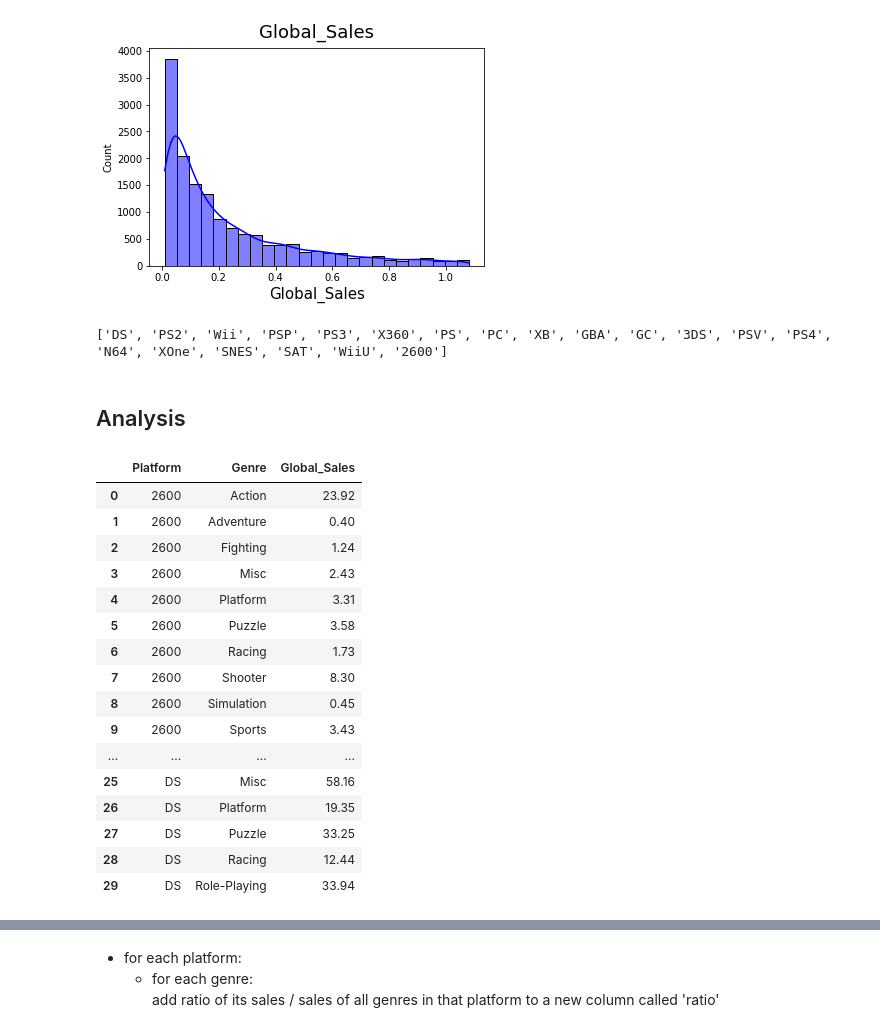
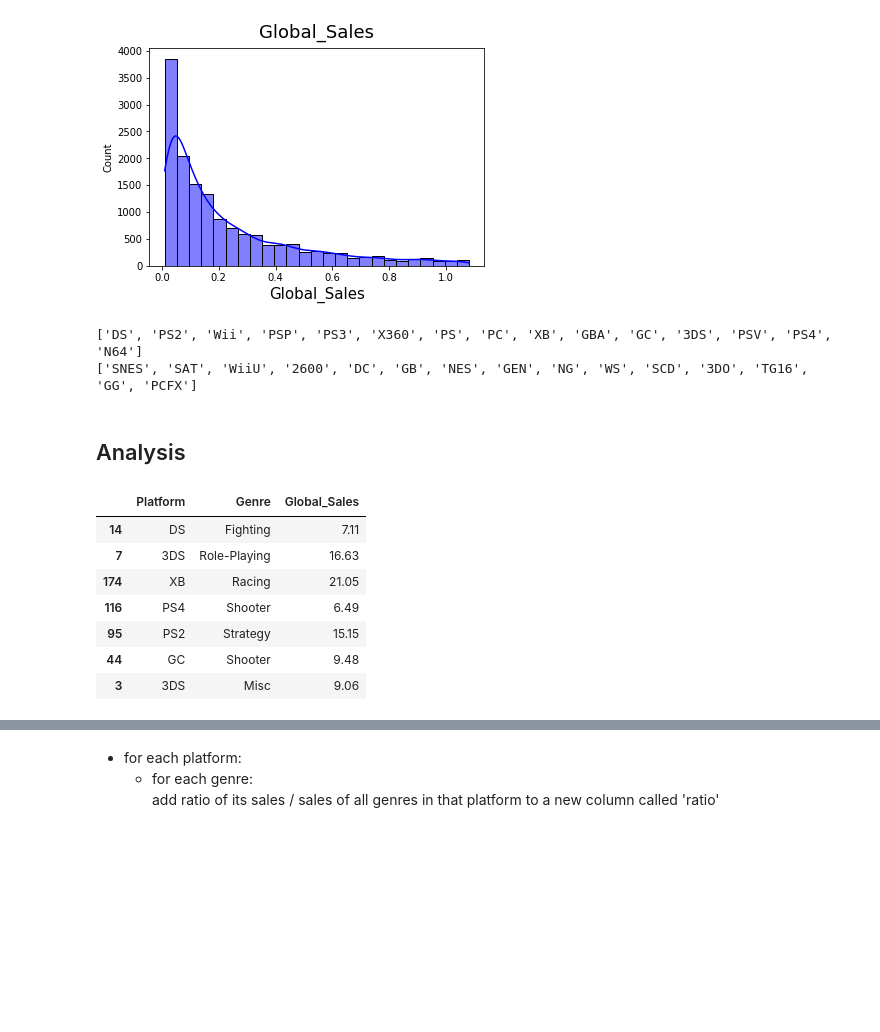
Before and after one commit to GhiathAjam/Analysis-of-Video-Games-Sales, a Jupyter notebook: Analysis/MechanisticQuestions/Q1.ipynb, the cells around one changed output, grey strips where cells are left out. Drawn from its saved outputs; the diff is of its cells as text; code cells hidden in the pictures; blank space fills up the shorter version.

```diff
--- a/Analysis/MechanisticQuestions/Q1.ipynb
+++ b/Analysis/MechanisticQuestions/Q1.ipynb
@@ -158,38 +158,34 @@ Name: Platform, dtype: int64
 [figure]
 # %%
 # Exclude Platforms with very little number of games
-MIN_GAMES = 100
+MIN_GAMES = 200
 platforms = df['Platform'].value_counts()
 platforms = platforms[platforms > MIN_GAMES]
 platforms = platforms.index.tolist()
 print(platforms)
+exc_plat = df['Platform'].value_counts() < MIN_GAMES
+exc_plat = exc_plat[exc_plat == True]
+exc_plat = exc_plat.index.tolist()
+print(exc_plat)
 df = df[df['Platform'].isin(platforms)]
 # %% [output]
-['DS', 'PS2', 'Wii', 'PSP', 'PS3', 'X360', 'PS', 'PC', 'XB', 'GBA', 'GC', '3DS', 'PSV', 'PS4', 'N64', 'XOne', 'SNES', 'SAT', 'WiiU', '2600']
+['DS', 'PS2', 'Wii', 'PSP', 'PS3', 'X360', 'PS', 'PC', 'XB', 'GBA', 'GC', '3DS', 'PSV', 'PS4', 'N64']
+['SNES', 'SAT', 'WiiU', '2600', 'DC', 'GB', 'NES', 'GEN', 'NG', 'WS', 'SCD', '3DO', 'TG16', 'GG', 'PCFX']
 # %% [markdown]
 ## Analysis
 # %%
 # Group By Platform and Year_of_Release, then get mean of sales
 df2 = df.groupby(['Platform', 'Genre'], as_index=False).sum()
-df2.head(n=30)
+df2.sample(n=7)
 # %% [output]
 |  | Platform | Genre | Global_Sales |
-| 0 | 2600 | Action | 23.92 |
-| 1 | 2600 | Adventure | 0.40 |
-| 2 | 2600 | Fighting | 1.24 |
-| 3 | 2600 | Misc | 2.43 |
-| 4 | 2600 | Platform | 3.31 |
-| 5 | 2600 | Puzzle | 3.58 |
-| 6 | 2600 | Racing | 1.73 |
-| 7 | 2600 | Shooter | 8.30 |
-| 8 | 2600 | Simulation | 0.45 |
-| 9 | 2600 | Sports | 3.43 |
-| ... | ... | ... | ... |
-| 25 | DS | Misc | 58.16 |
-| 26 | DS | Platform | 19.35 |
-| 27 | DS | Puzzle | 33.25 |
-| 28 | DS | Racing | 12.44 |
-| 29 | DS | Role-Playing | 33.94 |
+| 14 | DS | Fighting | 7.11 |
+| 7 | 3DS | Role-Playing | 16.63 |
+| 174 | XB | Racing | 21.05 |
+| 116 | PS4 | Shooter | 6.49 |
+| 95 | PS2 | Strategy | 15.15 |
+| 44 | GC | Shooter | 9.48 |
+| 3 | 3DS | Misc | 9.06 |
 # %%
 # now, plot a treemap for each platform and genre
 # use squarify
```
Also changed, not shown: parts of 9 cells of this notebook, 2 other files.
